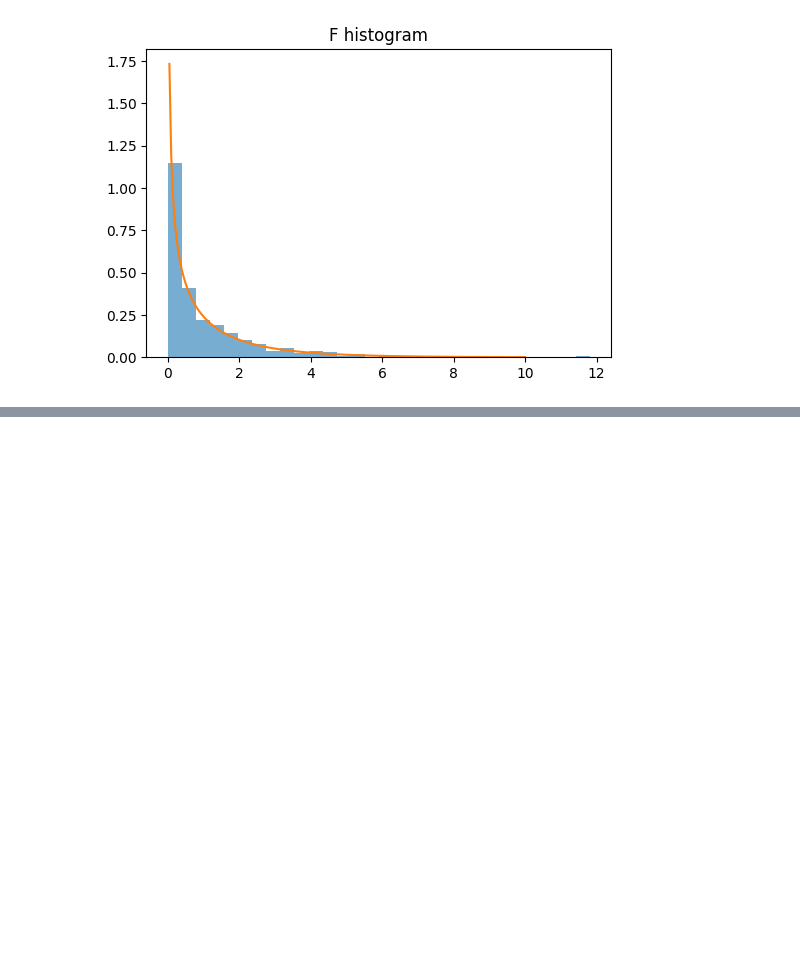
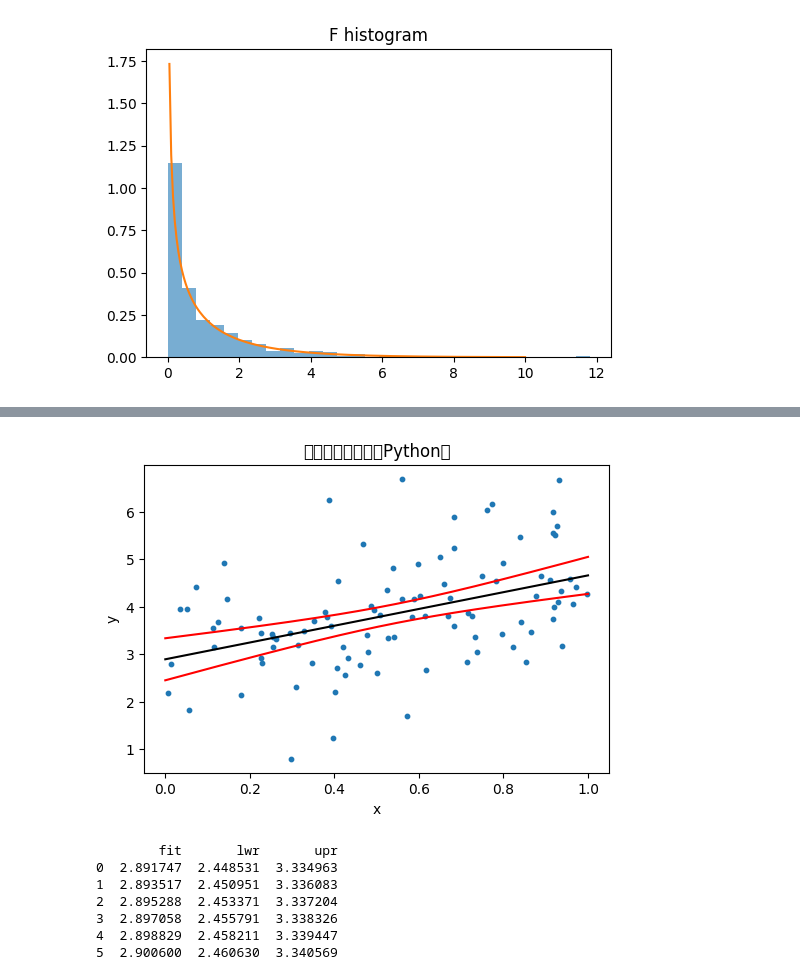
Before and after one commit to t-kuni/data-analysis-and-knowledge-discovery, a Jupyter notebook: 9.ipynb, the cells around one changed output, grey strips where cells are left out. Cells and saved outputs as stored; diff of their text form; code cells hidden in the pictures; blank space fills up the shorter version.

```diff
--- a/9.ipynb
+++ b/9.ipynb
@@ -195,0 +204,66 @@ plt.show()
+# %%
+import numpy as np
+import pandas as pd
+import matplotlib.pyplot as plt
+from sklearn.linear_model import LinearRegression
+import statsmodels.api as sm
+
+# 乱数シード
+np.random.seed(50)
+
+# 真の係数
+true_a = 2
+true_b = 3
+
+# データサイズ
+samplesize = 100
+testsize = 1000
+
+# 説明変数 x1（一様分布）
+x1 = np.random.rand(samplesize)
+
+# 誤差項 x2（正規分布）
+x2 = np.random.normal(loc=0, scale=1.0, size=samplesize)
+
+# 目的変数 y
+y1 = true_a * x1 + true_b + x2
+
+# 学習データ
+train = pd.DataFrame({"x": x1, "y": y1})
+
+# 線形回帰（statsmodels：信頼区間を得やすいため）
+X = sm.add_constant(train["x"])
+model = sm.OLS(train["y"], X).fit()
+
+# 予測用データ
+x_test = np.linspace(0, 1, testsize)
+X_test = sm.add_constant(x_test)
+
+# 予測 & 信頼区間
+pred = model.get_prediction(X_test).summary_frame(alpha=0.05)
+fit = pred["mean"]
+lwr = pred["mean_ci_lower"]
+upr = pred["mean_ci_upper"]
+
+# 可視化
+plt.figure(figsize=(6,4))
+plt.scatter(train["x"], train["y"], s=10)
+plt.plot(x_test, fit, color="black")
+plt.plot(x_test, lwr, color="red")
+plt.plot(x_test, upr, color="red")
+plt.xlabel("x")
+plt.ylabel("y")
+plt.title("信頼区間の表示（Python）")
+plt.show()
+
+# 最初の数行を R の head() と同じように表示
+print(pd.DataFrame({"fit": fit, "lwr": lwr, "upr": upr}).head(6))
+# %% [output]
+[figure, added]
+        fit       lwr       upr
+0  2.891747  2.448531  3.334963
+1  2.893517  2.450951  3.336083
+2  2.895288  2.453371  3.337204
+3  2.897058  2.455791  3.338326
+4  2.898829  2.458211  3.339447
+5  2.900600  2.460630  3.340569
```
Also changed, not shown: parts of 2 cells of this notebook.
